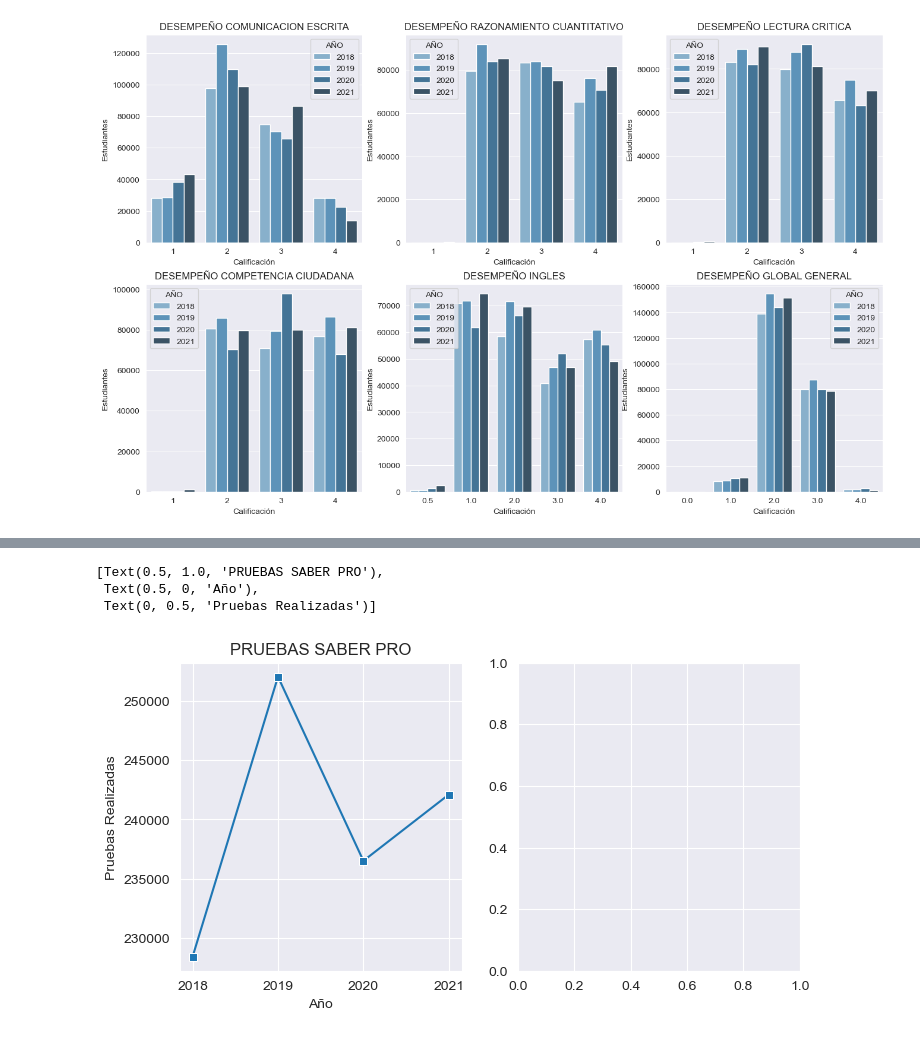
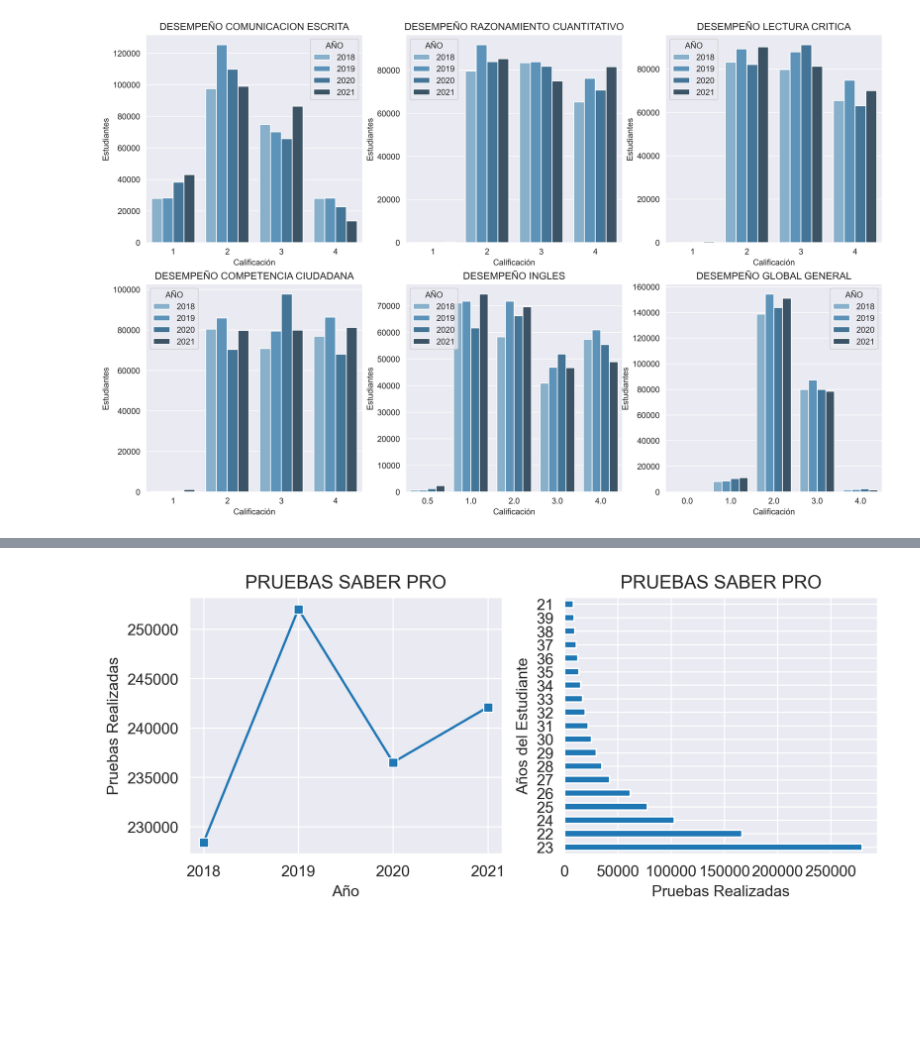
Before and after one commit to jospinoponce/PruebasSaberPro_Colombia, a Jupyter notebook: report_EDA.ipynb, the cells around one changed output, grey strips where cells are left out. Saved outputs shown, nothing was run; the diff lists cells and outputs as text; code cells hidden in the pictures; blank space fills up the shorter version.

```diff
--- a/report_EDA.ipynb
+++ b/report_EDA.ipynb
@@ -530,14 +522,13 @@ plt.show()
 # %%
 # Edad de los estudiantes y cantidad de pruebas por año
 
 
-#plt.figure(figsize=(3,2))
-
-fig, ax = plt.subplots(nrows = 1, ncols = 2, figsize = (8, 4))
+fig, ax = plt.subplots(nrows = 1, ncols = 2, figsize = (8, 3), dpi=300)
 sns.lineplot(data=estu_num['AÑO'].value_counts(), marker="s", ax=ax[0]).set( title = "PRUEBAS SABER PRO",
 xlabel="Año", ylabel = "Pruebas Realizadas")
+
+estu_num['ESTU_EDAD'].value_counts().plot.barh().set( title = "PRUEBAS SABER PRO",
+xlabel="Pruebas Realizadas", ylabel = "Años del Estudiante")
+plt.show()
 # %% [output]
-[Text(0.5, 1.0, 'PRUEBAS SABER PRO'),
- Text(0.5, 0, 'Año'),
- Text(0, 0.5, 'Pruebas Realizadas')]
-[figure, old version]
+[figure, new version]
```
Also changed, not shown: parts of 23 cells of this notebook.
